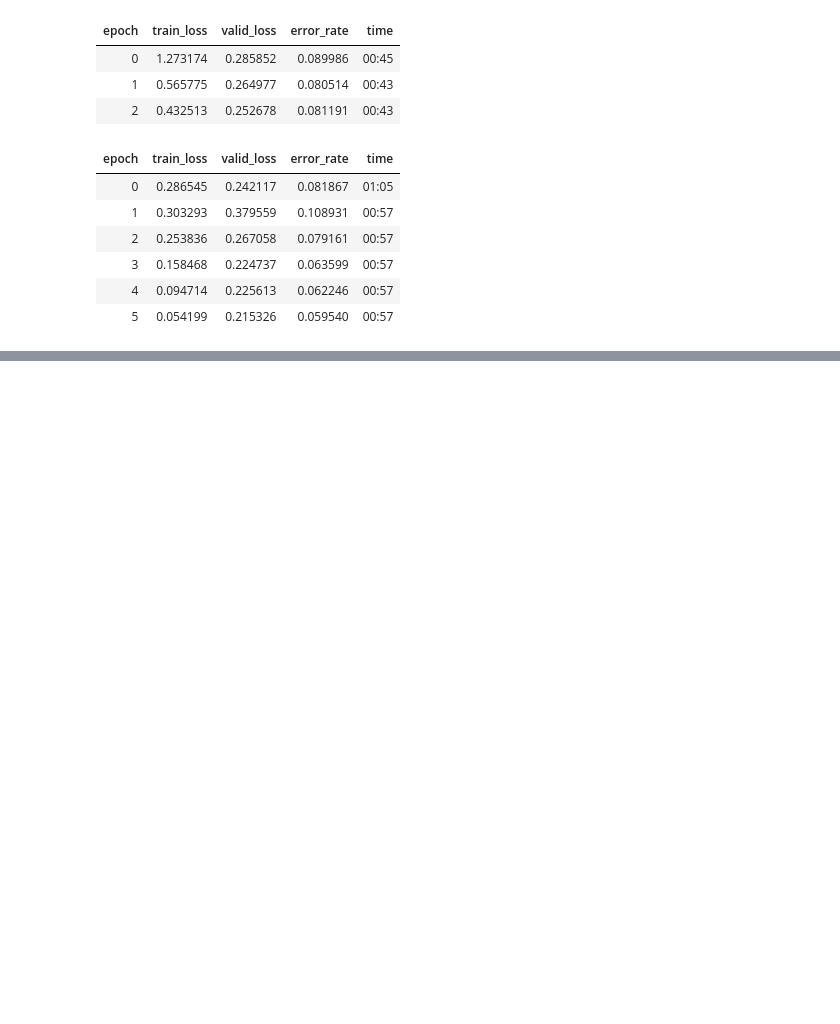
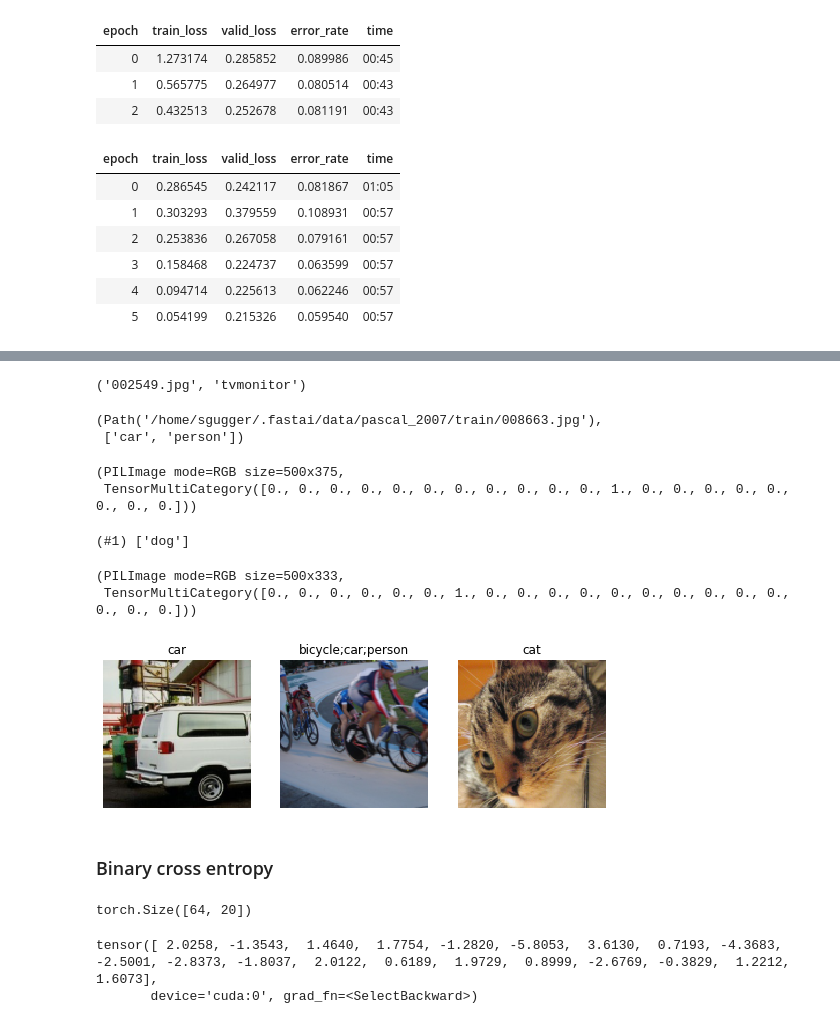
Before and after one commit to laurentprudhon/cours-deeplearning-2020, a Jupyter notebook: notebooks/05_pet_breeds_multicat.ipynb, the cells around one changed output, grey strips where cells are left out. Cells and saved outputs as stored; diff of their text form; code cells hidden in the pictures; blank space fills up the shorter version.

```diff
--- a/notebooks/05_pet_breeds.ipynb
+++ b/notebooks/05_pet_breeds_multicat.ipynb
@@ -393,0 +507,8 @@ Downloading: "https://download.pytorch.org/models/resnet50-19c8e357.pth" to /roo
+# %%
+def get_x(r): return r['fname']
+def get_y(r): return r['labels']
+dblock = DataBlock(get_x = get_x, get_y = get_y)
+dsets = dblock.datasets(df)
+dsets.train[0]
+# %% [output]
+('002549.jpg', 'tvmonitor')
@@ -393,0 +518,51 @@ Downloading: "https://download.pytorch.org/models/resnet50-19c8e357.pth" to /roo
+# %%
+def get_x(r): return path/'train'/r['fname']
+def get_y(r): return r['labels'].split(' ')
+dblock = DataBlock(get_x = get_x, get_y = get_y)
+dsets = dblock.datasets(df)
+dsets.train[0]
+# %% [output]
+(Path('/home/sgugger/.fastai/data/pascal_2007/train/008663.jpg'),
+ ['car', 'person'])
+# %%
+dblock = DataBlock(blocks=(ImageBlock, MultiCategoryBlock),
+                   get_x = get_x, get_y = get_y)
+dsets = dblock.datasets(df)
+dsets.train[0]
+# %% [output]
+(PILImage mode=RGB size=500x375,
+ TensorMultiCategory([0., 0., 0., 0., 0., 0., 0., 0., 0., 0., 0., 1., 0., 0., 0., 0., 0., 0., 0., 0.]))
+# %%
+idxs = torch.where(dsets.train[0][1]==1.)[0]
+dsets.train.vocab[idxs]
+# %% [output]
+(#1) ['dog']
+# %%
+def splitter(df):
+    train = df.index[~df['is_valid']].tolist()
+    valid = df.index[df['is_valid']].tolist()
+    return train,valid
+
+dblock = DataBlock(blocks=(ImageBlock, MultiCategoryBlock),
+                   splitter=splitter,
+                   get_x=get_x,
+                   get_y=get_y)
+
+dsets = dblock.datasets(df)
+dsets.train[0]
+# %% [output]
+(PILImage mode=RGB size=500x333,
+ TensorMultiCategory([0., 0., 0., 0., 0., 0., 1., 0., 0., 0., 0., 0., 0., 0., 0., 0., 0., 0., 0., 0.]))
+# %%
+dblock = DataBlock(blocks=(ImageBlock, MultiCategoryBlock),
+                   splitter=splitter,
+                   get_x=get_x,
+                   get_y=get_y,
+                   item_tfms = RandomResizedCrop(128, min_scale=0.35))
+dls = dblock.dataloaders(df)
+# %%
+dls.show_batch(nrows=1, ncols=3)
+# %% [output]
+[figure, added]
+# %% [markdown]
+### Binary cross entropy
@@ -393,0 +571,11 @@ Downloading: "https://download.pytorch.org/models/resnet50-19c8e357.pth" to /roo
+# %%
+x,y = dls.train.one_batch()
+activs = learn.model(x)
+activs.shape
+# %% [output]
+torch.Size([64, 20])
+# %%
+activs[0]
+# %% [output]
+tensor([ 2.0258, -1.3543,  1.4640,  1.7754, -1.2820, -5.8053,  3.6130,  0.7193, -4.3683, -2.5001, -2.8373, -1.8037,  2.0122,  0.6189,  1.9729,  0.8999, -2.6769, -0.3829,  1.2212,  1.6073],
+       device='cuda:0', grad_fn=<SelectBackward>)
```
Also changed, not shown: parts of 55 cells of this notebook, 5 other files.
